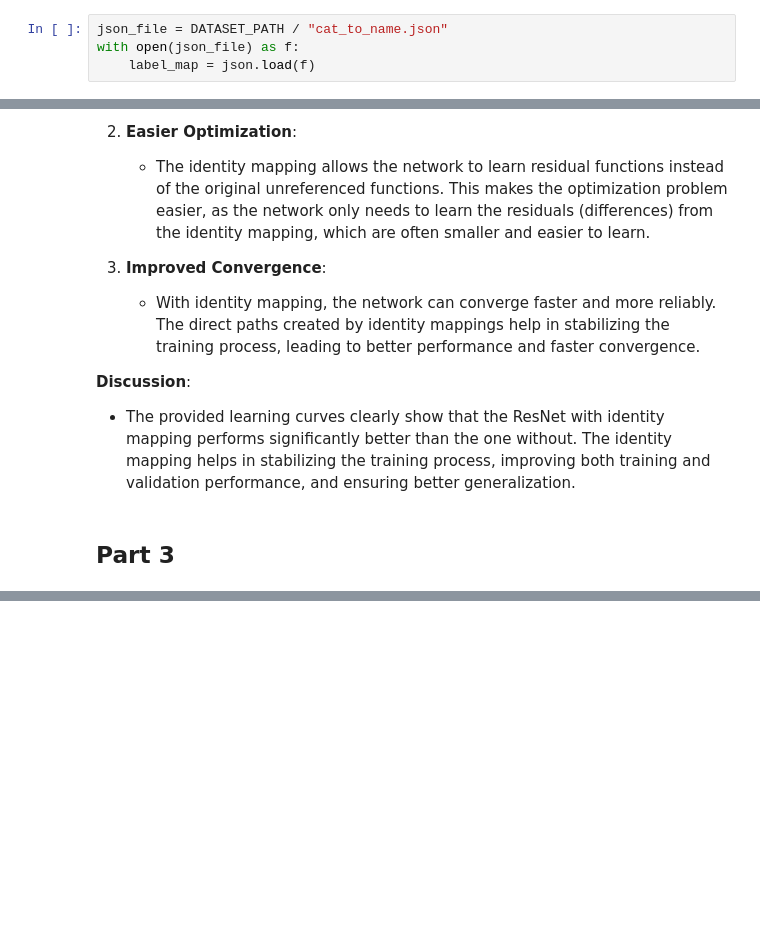
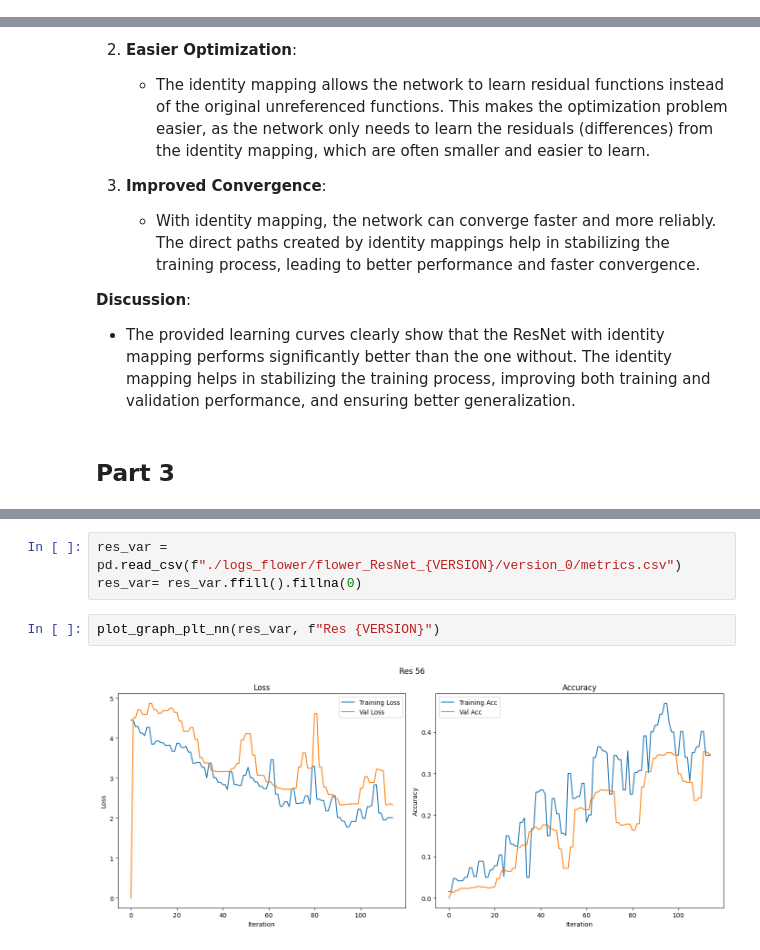
Before and after one commit to KeithLin724/NYCU_DeepLearning_2025, a Jupyter notebook: HW1/hw1__StudentID_.ipynb, the cells around one changed output, grey strips where cells are left out. Saved outputs shown, nothing was run; the diff lists cells and outputs as text; blank space fills up the shorter version.

```diff
--- a/HW1/hw1__StudentID_.ipynb
+++ b/HW1/hw1__StudentID_.ipynb
@@ -851,7 +852,3 @@ torch.set_float32_matmul_precision('high')
 # %%
 DATASET_PATH = Path("./flower")
 assert DATASET_PATH.exists()
-# %%
-json_file = DATASET_PATH / "cat_to_name.json"
-with open(json_file) as f:
-    label_map = json.load(f)
@@ -1583,0 +1903,7 @@ plot_graph_plt_nn(simple_res_no_identity, "Simple ResNet without Identity")
+# %%
+res_var = pd.read_csv(f"./logs_flower/flower_ResNet_{VERSION}/version_0/metrics.csv")
+res_var= res_var.ffill().fillna(0)
+# %%
+plot_graph_plt_nn(res_var, f"Res {VERSION}")
+# %% [output]
+[figure, added]
```
Also changed, not shown: parts of 20 cells of this notebook.
